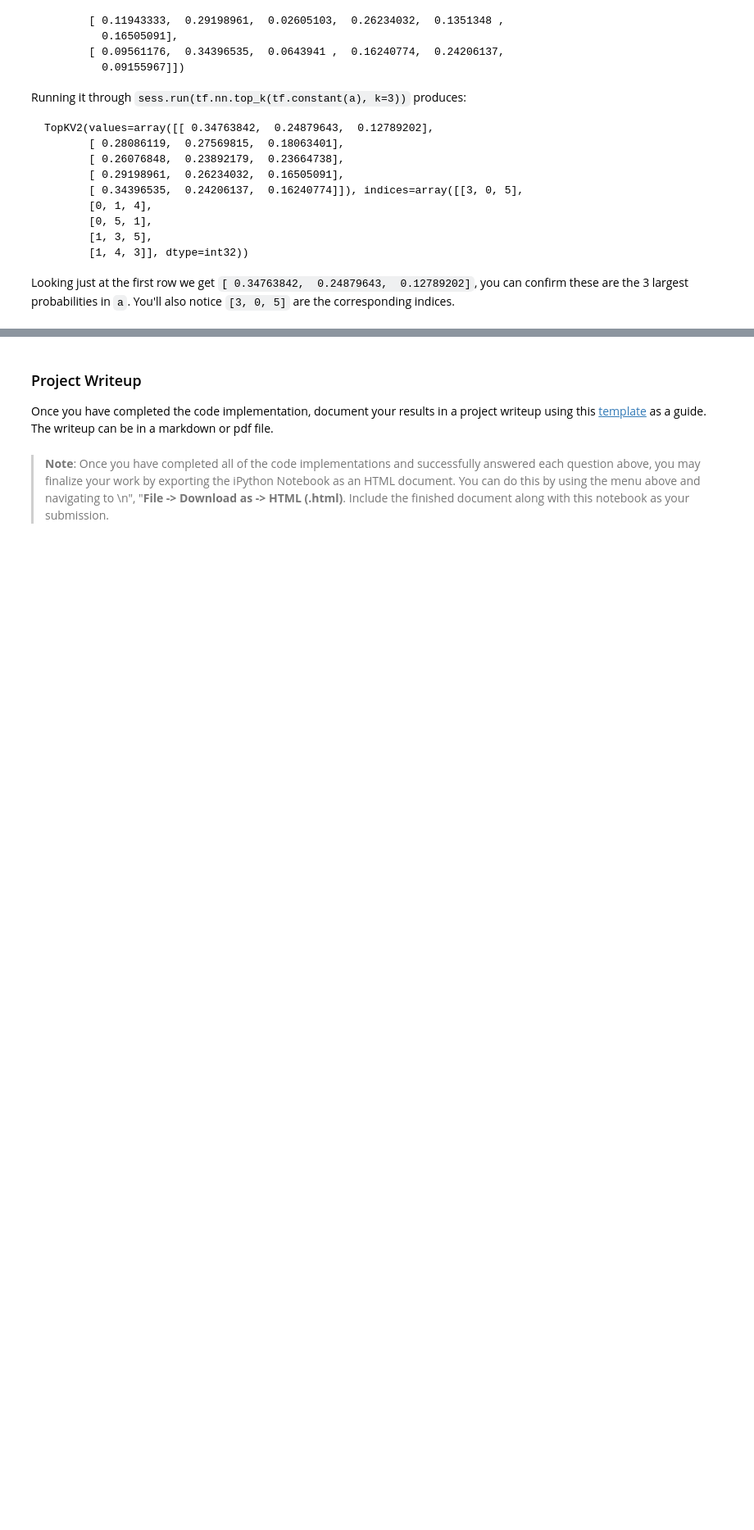
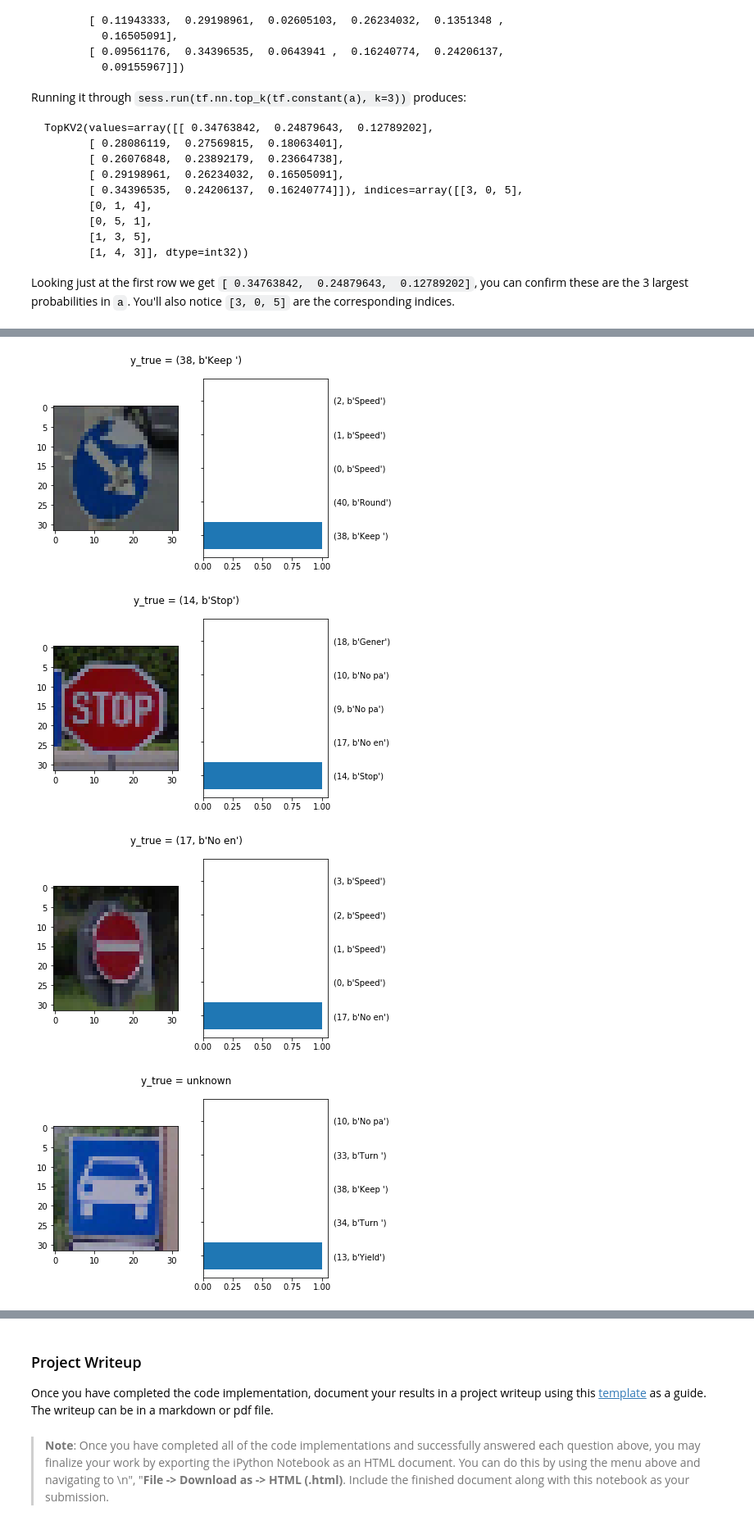
Before and after one commit to zhuangh/CarND-Traffic-Sign-Classifier-Project, a Jupyter notebook: Traffic_Sign_Classifier.ipynb, the cells around one changed output, grey strips where cells are left out. Shown at 82% size. Cells and saved outputs as stored; diff of their text form; code cells hidden in the pictures; blank space fills up the shorter version.

Commit message:
add image top_k analysis

```diff
--- a/Traffic_Sign_Classifier.ipynb
+++ b/Traffic_Sign_Classifier.ipynb
@@ -515,0 +516,27 @@ NameError: name 'tf' is not defined
+# %%
+### Print out the top five softmax probabilities for the predictions on the German traffic sign images found on the web.
+### Feel free to use as many code cells as needed.
+
+TOPK = 5
+
+with tf.Session() as sess:
+    saver.restore(sess, tf.train.latest_checkpoint('.'))
+    top = sess.run(tf.nn.top_k(tf.nn.softmax(logits), k=TOPK), feed_dict={x:X_from_web})
+
+
+for i in range(len(web_images)):
+    f, (ax1, ax2) = plt.subplots(1, 2, sharey=False, sharex=False)
+    if labels[i] == 99:
+        f.suptitle("y_true = unknown")
+    else:
+        f.suptitle("y_true = {}".format(sign_names[labels[i]]))
+    ax1.imshow(signs_from_web[i])
+    ax2.barh(range(TOPK), top.values[i], align='center')
+    ax2.set_yticks(range(TOP_K))
+    ax2.set_yticklabels(sign_names[top[1][i].astype(int)])
+    ax2.tick_params(labelleft='off' , labelright='on')
+# %% [output]
+[figure, added]
+[figure, added]
+[figure, added]
+[figure, added]
```
Also changed, not shown: parts of 4 cells of this notebook.
